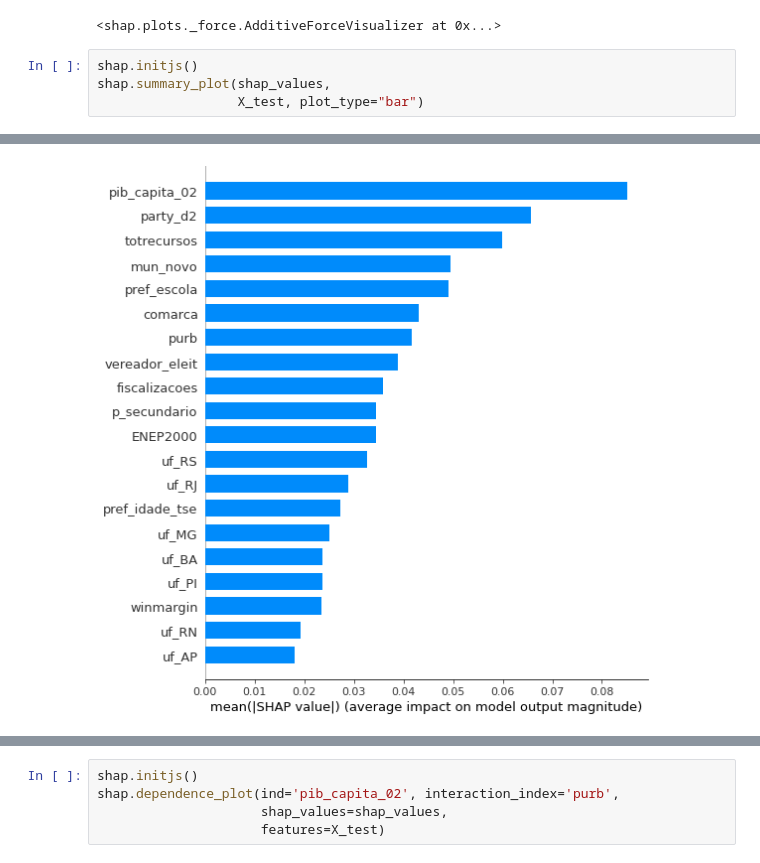
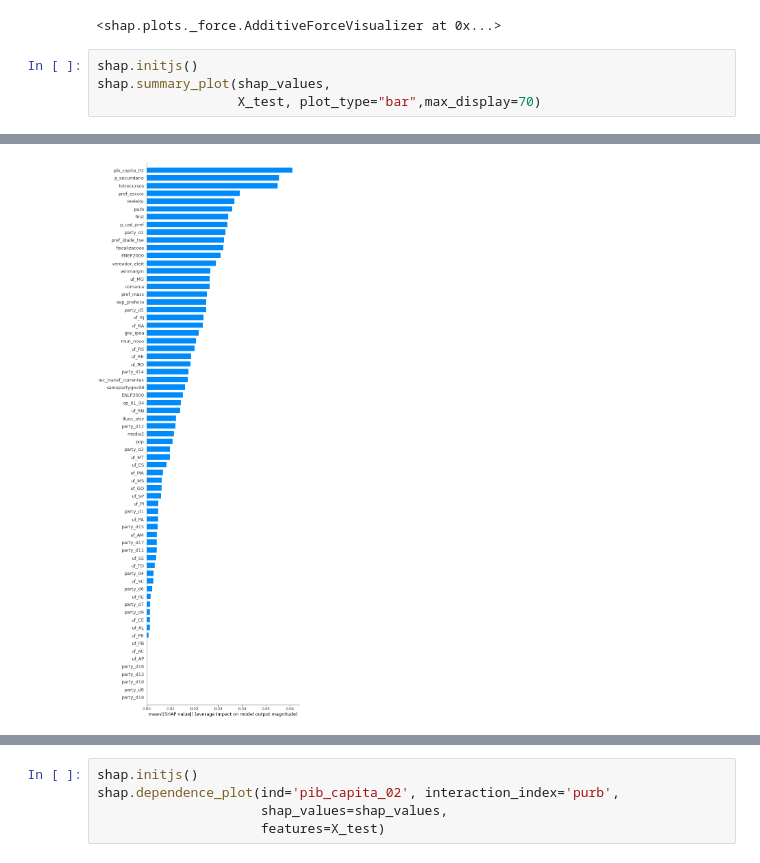
Before and after one commit to paulorobertolds/Bootcamp_corruption, a Jupyter notebook: Copy_of_Cópia_de_Análise_do_projeto_com_Voting_Gridsearch_Baysean_Over_sampling.ipynb, the cells around one changed output, grey strips where cells are left out. Cells and saved outputs as stored; diff of their text form.

```diff
--- a/Copy_of_Cópia_de_Análise_do_projeto_com_Voting_Gridsearch_Baysean_Over_sampling.ipynb
+++ b/Copy_of_Cópia_de_Análise_do_projeto_com_Voting_Gridsearch_Baysean_Over_sampling.ipynb
@@ -686,9 +709,9 @@ shap.force_plot(explainer.expected_value,
 # %%
 shap.initjs()
 shap.summary_plot(shap_values,
-                  X_test, plot_type="bar")
+                  X_test, plot_type="bar",max_display=70)
 # %% [output]
 [interactive output not drawn]
-[figure, old version]
+[figure, new version]
 # %%
 shap.initjs()
```
Also changed, not shown: parts of 4 cells of this notebook.
